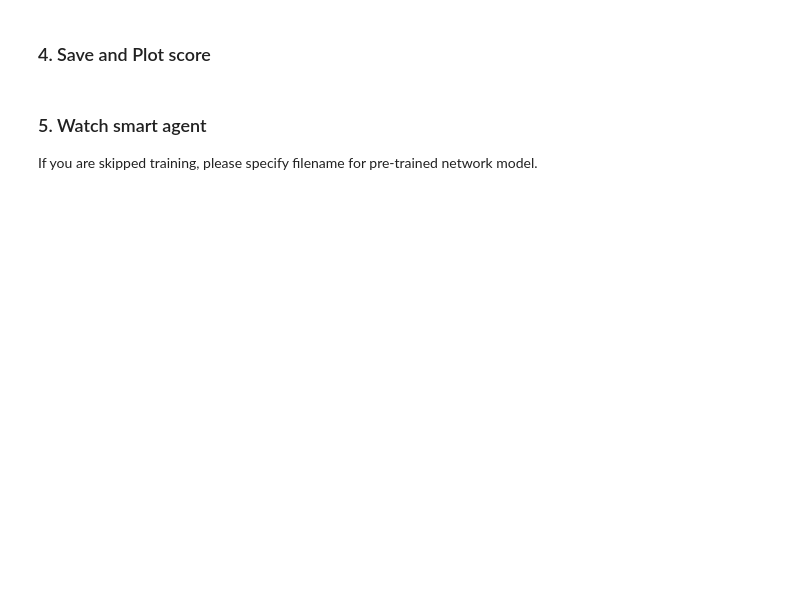
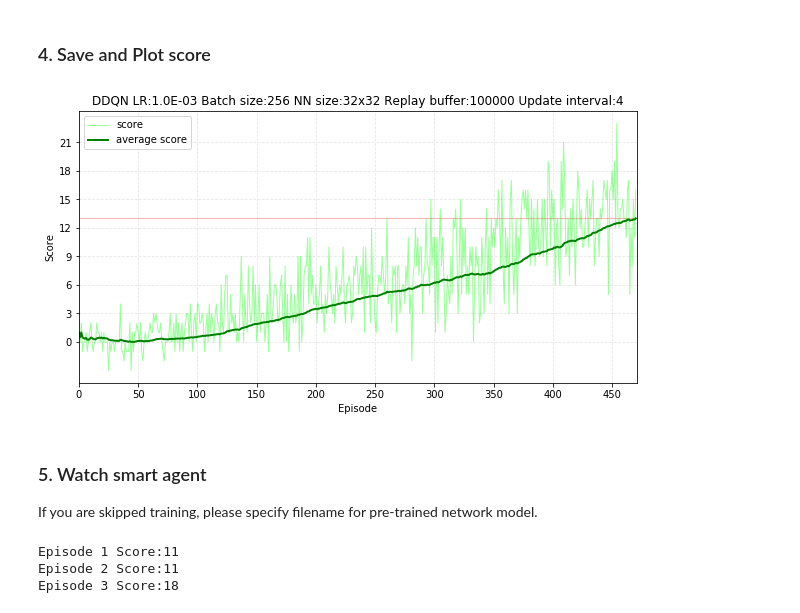
Before and after one commit to Zulkhuu/reinforcement-learning, a Jupyter notebook: BananaCollector/Navigation.ipynb, the cells around one changed output. Drawn from its saved outputs; the diff is of its cells as text; code cells hidden in the pictures; blank space fills up the shorter version.

```diff
--- a/BananaCollector/Navigation.ipynb
+++ b/BananaCollector/Navigation.ipynb
@@ -107,8 +138,8 @@ for i_episode in range(1, n_episodes+1):
     if np.mean(scores_window)>=params['solve_score']:
         print('\nEnvironment solved in {:d} episodes!\tAverage Score: {:.2f}'.format(i_episode-100, np.mean(scores_window)))
         # Filename string
-        filename = "{:s}_lr{:.1E}_batch{:d}_model{:d}x{:d}_solved{:d}"
-        filename = filename.format(hparams['name'], hparams['learning_rate'], hparams['batch_size'], hparams['fc1_units'], hparams['fc2_units'], i_episode-100)
+        filename = "{:s}_lr{:.1E}_batch{:d}_model{:d}x{:d}_buffer{:d}_update{:d}_solved{:d}"
+        filename = filename.format(hparams['name'], hparams['learning_rate'], hparams['batch_size'], hparams['fc1_units'], hparams['fc2_units'], hparams['buffer_size'], hparams['update_every'], i_episode-100)
         torch.save(agent.qnetwork_local.state_dict(), 'models/{:s}.pth'.format(filename))
         print('Saved model weight as models/{:s}.pth'.format(filename))
         break
@@ -117,25 +156,31 @@ for i_episode in range(1, n_episodes+1):
 # %%
 # Save score
 df = pd.DataFrame(scores,columns=['scores','average_scores'])
 df.to_csv('scores/{:s}.csv'.format(filename))
 
 # Plot scores
 plt.figure(figsize=(10,5))
 plt.axhline(13, color='red', lw=1, alpha=0.3)
 plt.plot( df.index, 'scores', data=df, color='lime', lw=1, label="score", alpha=0.4)
 plt.plot( df.index, 'average_scores', data=df, color='green', lw=2, label="average score")
 # Set labels and legends
 plt.xlabel('Episode')
 plt.xlim(0, len(df.index))
 plt.xticks(50*np.arange(int(len(df.index)/50+1)))
 plt.ylabel('Score')
 plt.yticks(3*np.arange(8))
-plt.title('DQN agent')
+title_str = "{:s} LR:{:.1E} Batch size:{:d} NN size:{:d}x{:d} Replay buffer:{:d} Update interval:{:d}"
+title_str = title_str.format(hparams['name'], hparams['learning_rate'], hparams['batch_size'],
+                             hparams['fc1_units'], hparams['fc2_units'],
+                             hparams['buffer_size'], hparams['update_every'])
+plt.title(title_str)
 plt.grid(True, alpha=0.3, linestyle='--')
 plt.legend()
 # Save figure
 plt.savefig('docs/plots/{:s}.png'.format(filename), bbox_inches='tight')
 plt.show()
+# %% [output]
+[figure, added]
 # %% [markdown]
 ### 5. Watch smart agent
 If you are skipped training, please specify filename for pre-trained network model.
@@ -146,9 +191,10 @@ train_mode = False
 # reset the environment
 env_info = env.reset(train_mode=train_mode)[brain_name]
 
-# Load learned model weight
-filename = 'models/best_model.pth'
-agent.qnetwork_local.load_state_dict(torch.load(filename))
+# Load learned model weight. Load 'models/best_model.pth' for optimal model
+#model_filename = 'models/best_model.pth'
+model_filename = 'models/{:s}.pth'.format(filename)
+agent.qnetwork_local.load_state_dict(torch.load(model_filename))
 
 # Number of episodes to run
 n_episodes = 3
@@ -191,6 +237,10 @@ for i_episode in range(1, n_episodes+1):
 
     # Print episode summary
     print('Episode %d Score:%d'%(i_episode, score))
+# %% [output]
+Episode 1 Score:11
+Episode 2 Score:11
+Episode 3 Score:18
 # %%
 # Close the environment
 env.close()
```
Also changed, not shown: parts of 3 cells of this notebook, 2 other files.
